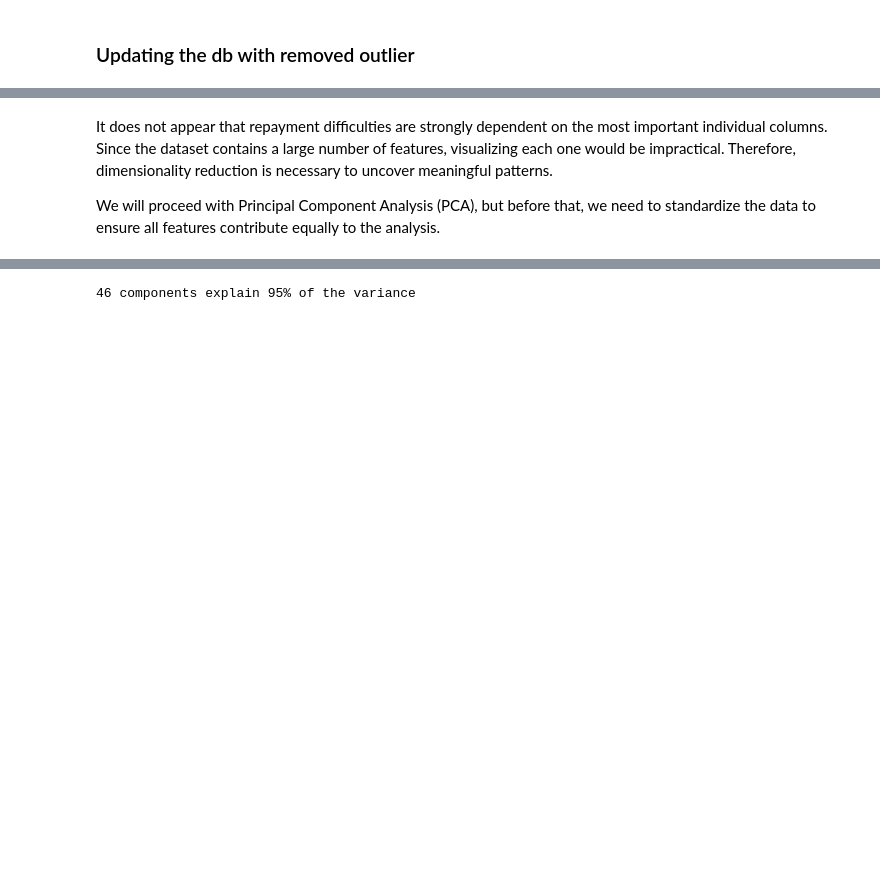
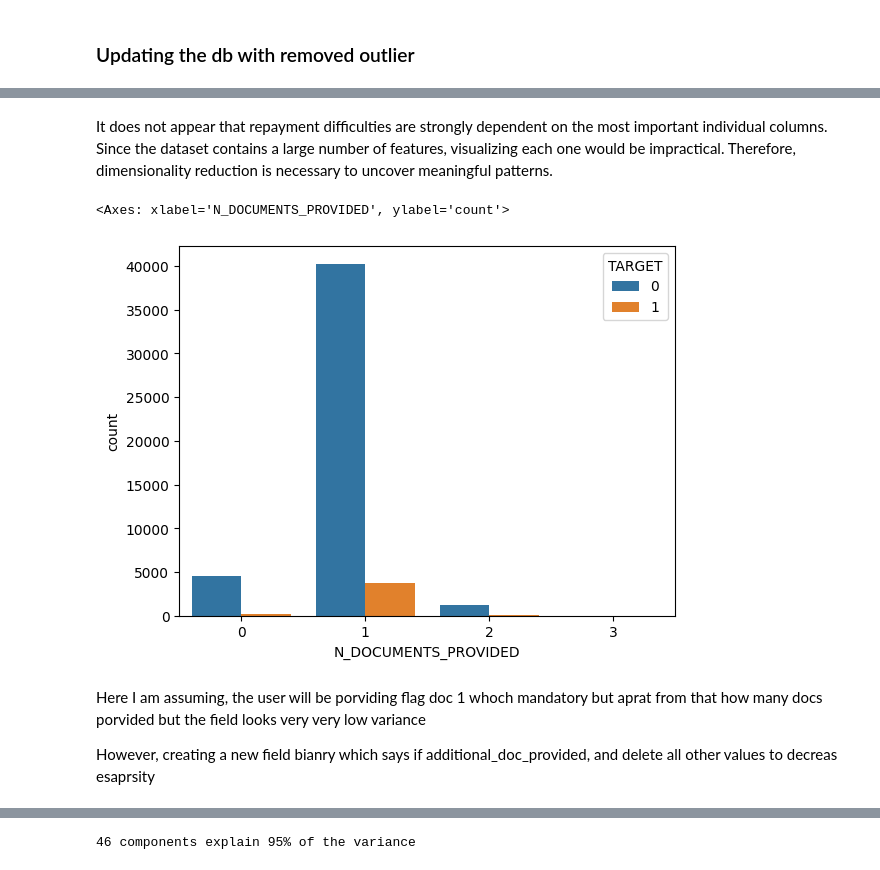
Before and after one commit to adarshlearnngrow/loan-approval-ml, a Jupyter notebook: Python Notebooks/eda.ipynb, the cells around one changed output, grey strips where cells are left out. Saved outputs shown, nothing was run; the diff lists cells and outputs as text; code cells hidden in the pictures; blank space fills up the shorter version.

```diff
--- a/Python Notebooks/eda.ipynb
+++ b/Python Notebooks/eda.ipynb
@@ -91,4 +93,13 @@ plt.show();
 # %% [markdown]
 It does not appear that repayment difficulties are strongly dependent on the most important individual columns. Since the dataset contains a large number of features, visualizing each one would be impractical. Therefore, dimensionality reduction is necessary to uncover meaningful patterns.
-
-We will proceed with Principal Component Analysis (PCA), but before that, we need to standardize the data to ensure all features contribute equally to the analysis.
+# %%
+app_data['N_DOCUMENTS_PROVIDED'] = app_data[[col for col in app_data.columns if 'FLAG_DOCUMENT_' in col]].sum(axis=1)
+
+sns.countplot(data=app_data, x='N_DOCUMENTS_PROVIDED', hue='TARGET')
+# %% [output]
+<Axes: xlabel='N_DOCUMENTS_PROVIDED', ylabel='count'>
+[figure, added]
+# %% [markdown]
+Here I am assuming, the user will be porviding flag doc 1 whoch mandatory but aprat from that how many docs porvided but the field looks very very low variance
+
+However, creating a new field bianry which says if additional_doc_provided, and delete all other values to decreas esaprsity
```
Also changed, not shown: parts of 50 cells of this notebook, 5 other files.
